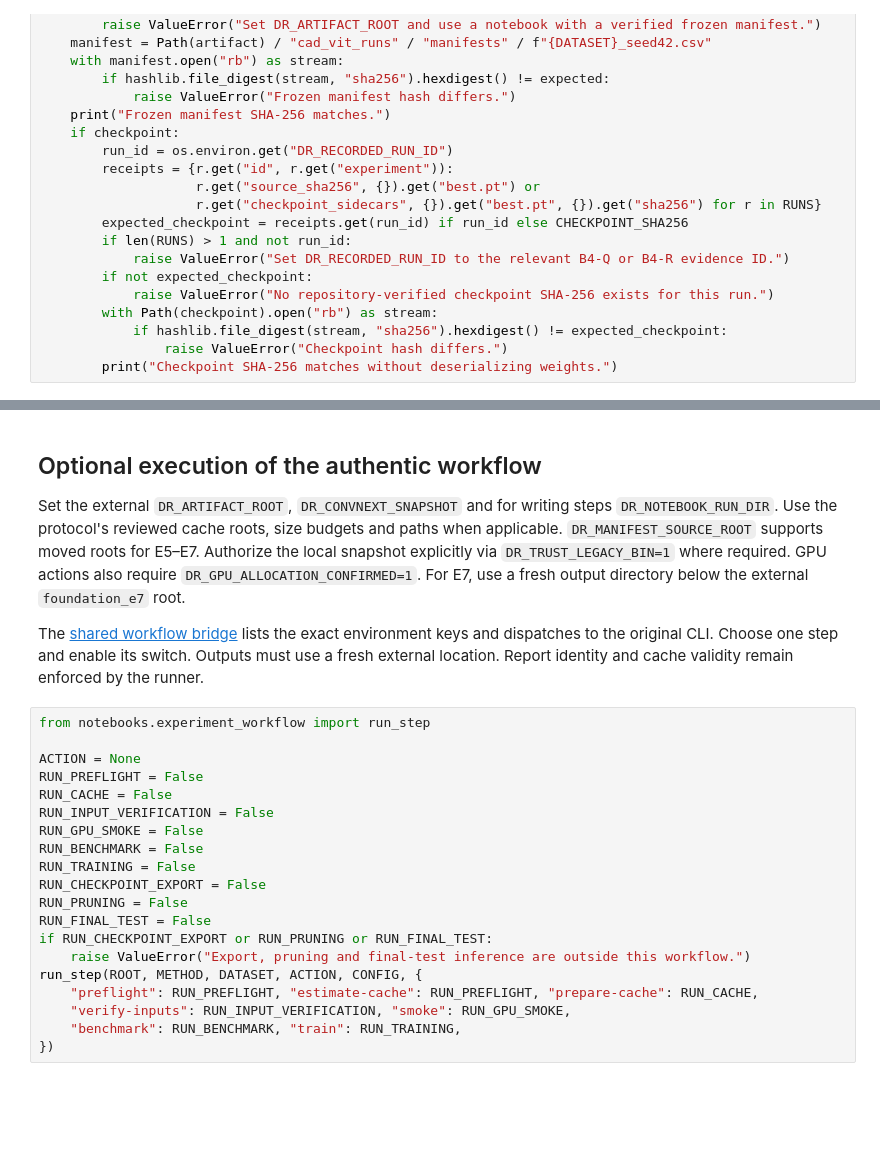
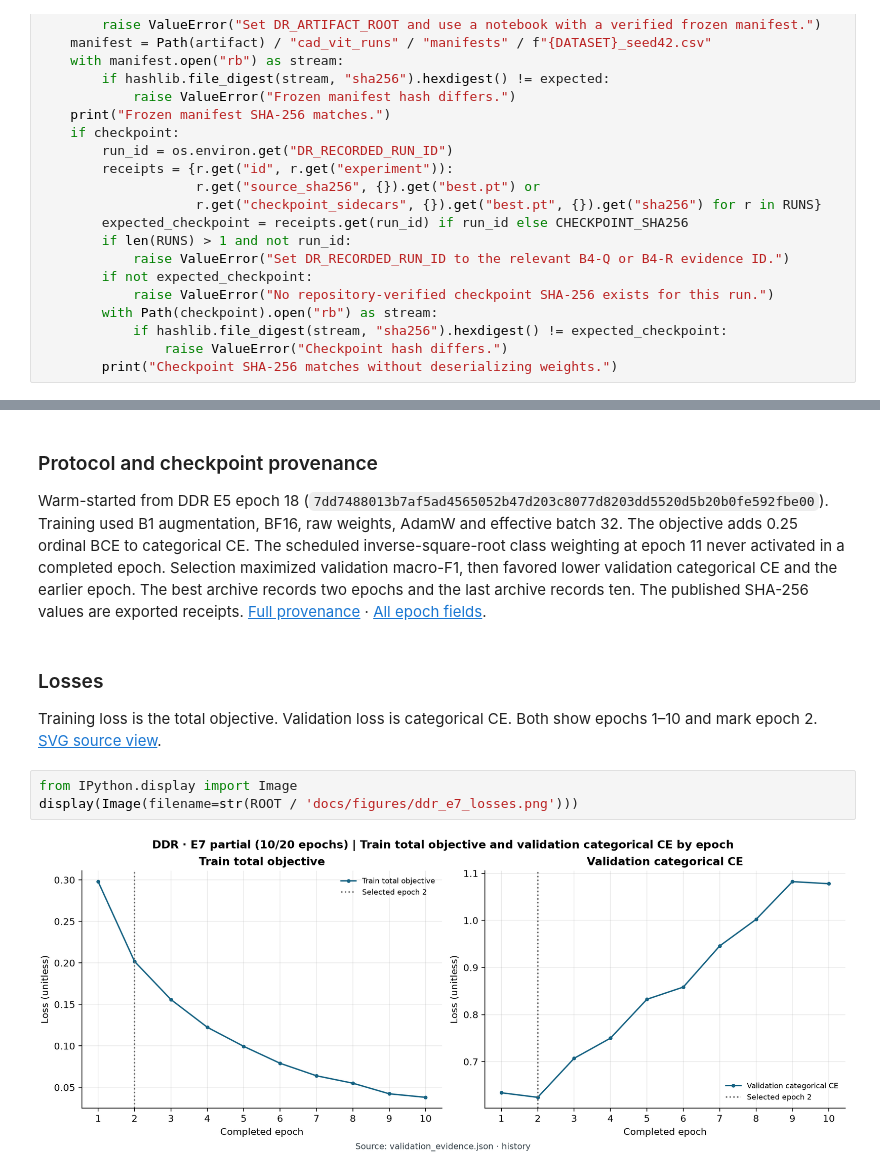
Before and after one commit to salmakamila126/Diabetic-Rethinography, a Jupyter notebook: notebooks/novelty/E7_DDR.ipynb, the cells around one changed output, grey strips where cells are left out. Drawn from its saved outputs; the diff is of its cells as text; blank space fills up the shorter version.

Commit message:
docs: integrate partial E7 DDR evidence and audit figure provenance

```diff
--- a/notebooks/novelty/E7_DDR.ipynb
+++ b/notebooks/novelty/E7_DDR.ipynb
@@ -89,26 +259,13 @@ Do not infer a gain from geometry or multi-view fusion before validation artifac
 # %% [markdown]
-## Optional execution of the authentic workflow
+### Protocol and checkpoint provenance
 
-Set the external `DR_ARTIFACT_ROOT`, `DR_CONVNEXT_SNAPSHOT` and for writing steps `DR_NOTEBOOK_RUN_DIR`. Use the protocol's reviewed cache roots, size budgets and paths when applicable. `DR_MANIFEST_SOURCE_ROOT` supports moved roots for E5–E7. Authorize the local snapshot explicitly via `DR_TRUST_LEGACY_BIN=1` where required. GPU actions also require `DR_GPU_ALLOCATION_CONFIRMED=1`. For E7, use a fresh output directory below the external `foundation_e7` root.
-
-The [shared workflow bridge](../experiment_workflow.py) lists the exact environment keys and dispatches to the original CLI. Choose one step and enable its switch. Outputs must use a fresh external location. Report identity and cache validity remain enforced by the runner.
+Warm-started from DDR E5 epoch 18 (`7dd7488013b7af5ad4565052b47d203c8077d8203dd5520d5b20b0fe592fbe00`). Training used B1 augmentation, BF16, raw weights, AdamW and effective batch 32. The objective adds 0.25 ordinal BCE to categorical CE. The scheduled inverse-square-root class weighting at epoch 11 never activated in a completed epoch. Selection maximized validation macro-F1, then favored lower validation categorical CE and the earlier epoch. The best archive records two epochs and the last archive records ten. The published SHA-256 values are exported receipts. [Full provenance](../../results/DDR/e7_global_local/validation_report.md#provenance-and-limitations) · [All epoch fields](../../results/DDR/e7_global_local/history.csv).
-# %%
-from notebooks.experiment_workflow import run_step
-
-ACTION = None
-RUN_PREFLIGHT = False
-RUN_CACHE = False
-RUN_INPUT_VERIFICATION = False
-RUN_GPU_SMOKE = False
-RUN_BENCHMARK = False
-RUN_TRAINING = False
-RUN_CHECKPOINT_EXPORT = False
-RUN_PRUNING = False
-RUN_FINAL_TEST = False
-if RUN_CHECKPOINT_EXPORT or RUN_PRUNING or RUN_FINAL_TEST:
-    raise ValueError("Export, pruning and final-test inference are outside this workflow.")
-run_step(ROOT, METHOD, DATASET, ACTION, CONFIG, {
-    "preflight": RUN_PREFLIGHT, "estimate-cache": RUN_PREFLIGHT, "prepare-cache": RUN_CACHE,
-    "verify-inputs": RUN_INPUT_VERIFICATION, "smoke": RUN_GPU_SMOKE,
-    "benchmark": RUN_BENCHMARK, "train": RUN_TRAINING,
-})
+# %% [markdown]
+### Losses
+
+Training loss is the total objective. Validation loss is categorical CE. Both show epochs 1–10 and mark epoch 2. [SVG source view](../../docs/figures/ddr_e7_losses.svg).
+# %%
+from IPython.display import Image
+display(Image(filename=str(ROOT / 'docs/figures/ddr_e7_losses.png')))
+# %% [output]
+[figure, added]
```
Also changed, not shown: parts of 15 cells of this notebook, 26 other files.
